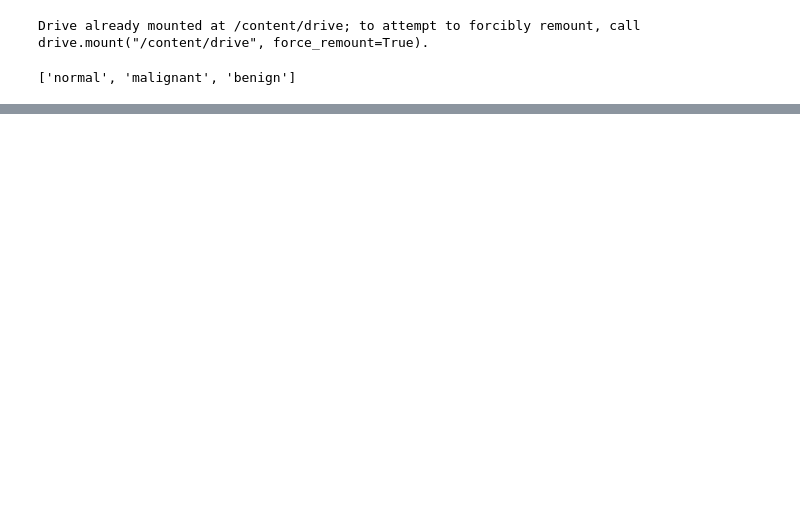
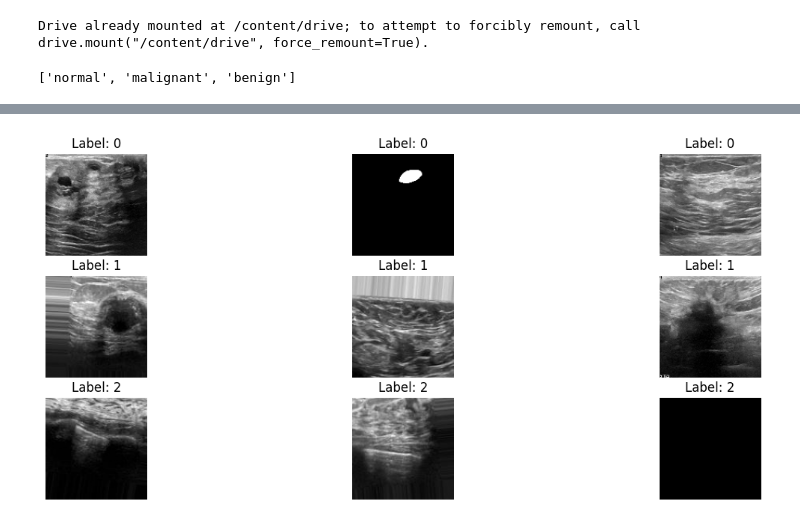
Before and after one commit to BrianaNzivu/Scancer, a Jupyter notebook: Scancer_Project.ipynb, the cells around one changed output, grey strips where cells are left out. Drawn from its saved outputs; the diff is of its cells as text; code cells hidden in the pictures; blank space fills up the shorter version.

```diff
--- a/Scancer_Project.ipynb
+++ b/Scancer_Project.ipynb
@@ -104,0 +143,18 @@ for class_name in ['malignant', 'normal']:
+# %%
+# Display a few preprocessed sample images
+label_0_indices = np.where(labels == 0)[0]
+label_1_indices = np.where(labels == 1)[0]
+label_2_indices = np.where(labels == 2)[0]
+
+# Display a few sample images from each label
+plt.figure(figsize=(15, 6))
+for i, label_indices in enumerate([label_0_indices, label_1_indices, label_2_indices]):
+    for j in range(3):
+        random_index = np.random.choice(label_indices)
+        plt.subplot(3, 3, i * 3 + j + 1)
+        plt.imshow(images[random_index], cmap='gray')
+        plt.title(f"Label: {labels[random_index]}")
+        plt.axis('off')
+plt.show()
+# %% [output]
+[figure, added]
```
Also changed, not shown: parts of 6 cells of this notebook.
